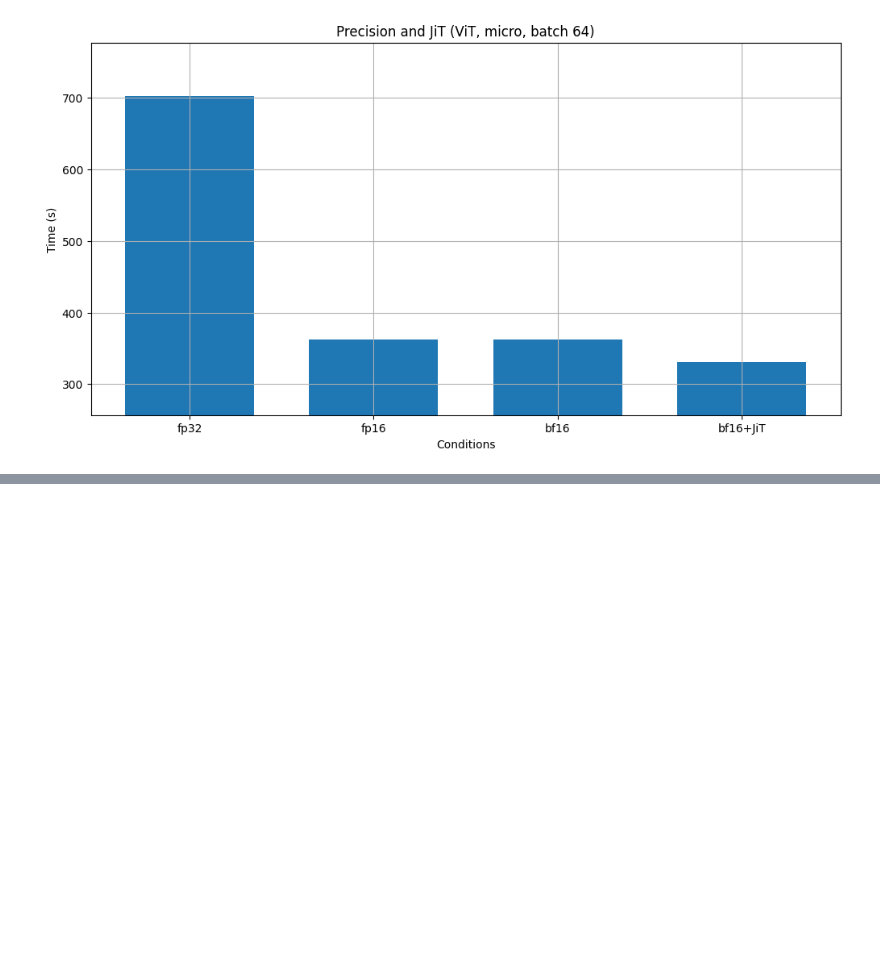
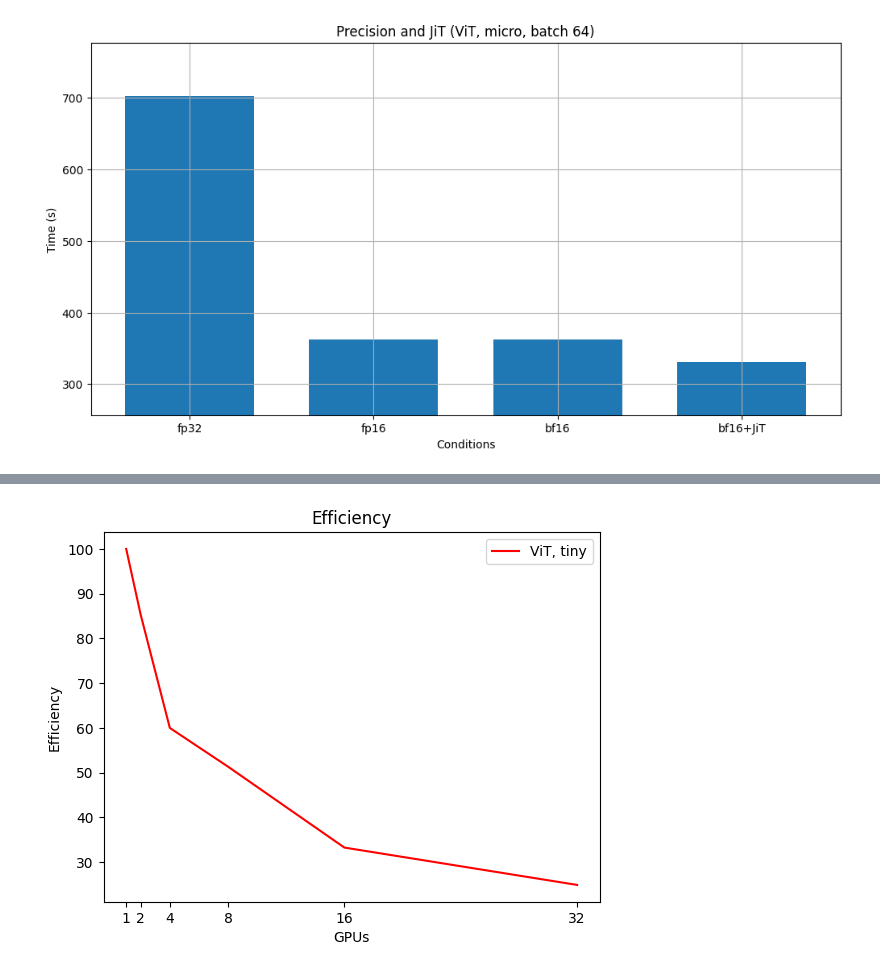
Before and after one commit to AUBERTIERThomas/SA-MIRI, a Jupyter notebook: Ph-Pi/11-X.ipynb, the cells around one changed output, grey strips where cells are left out. Saved outputs shown, nothing was run; the diff lists cells and outputs as text; code cells hidden in the pictures; blank space fills up the shorter version.

```diff
--- a/Ph-Pi/11-X.ipynb
+++ b/Ph-Pi/11-X.ipynb
@@ -57,6 +57,15 @@ def plot_final(id, time, title, w=0.7):
     ax.set_ylim([min(time)-r, max(time)+r])
     plt.grid(True)
     plt.show()
+
+def plot_efficiency(GPU, time, label):
+    plt.plot(GPU, time[0]/np.array(time)/GPU * 100, color="red", label=label)
+    plt.title('Efficiency')
+    plt.xlabel('GPUs')
+    plt.ylabel('Efficiency')
+    plt.xticks(GPU)
+    plt.legend()
+    plt.show()
 # %%
 bs = [16,32,64]
 time = [906,758,732]
@@ -119,0 +149,4 @@ plot_final(id, time, "Precision and JiT (ViT, micro, batch 64)",w=0.7)
+# %%
+plot_efficiency(GPU, time, "ViT, tiny")
+# %% [output]
+[figure, added]
```
Also changed, not shown: parts of 3 cells of this notebook, 14 other files.
